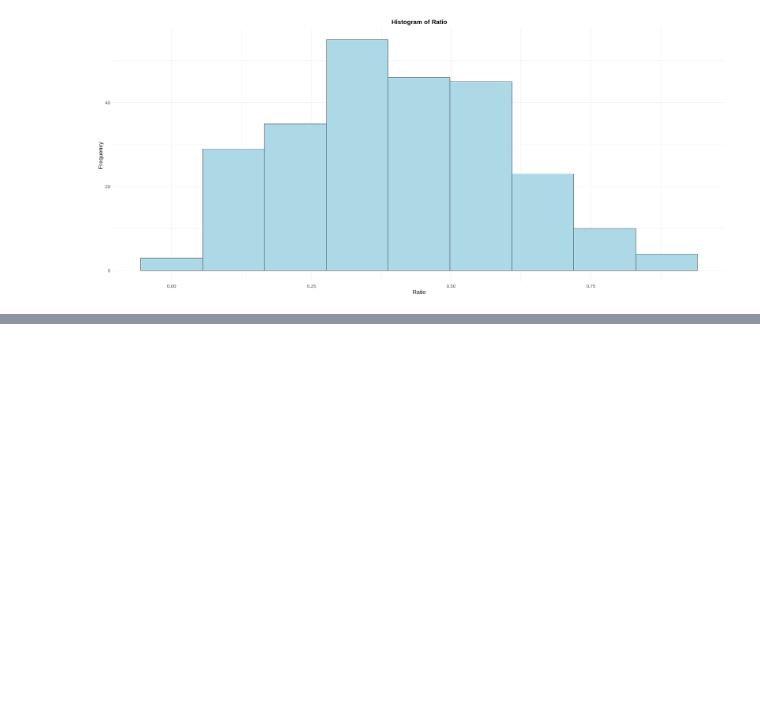
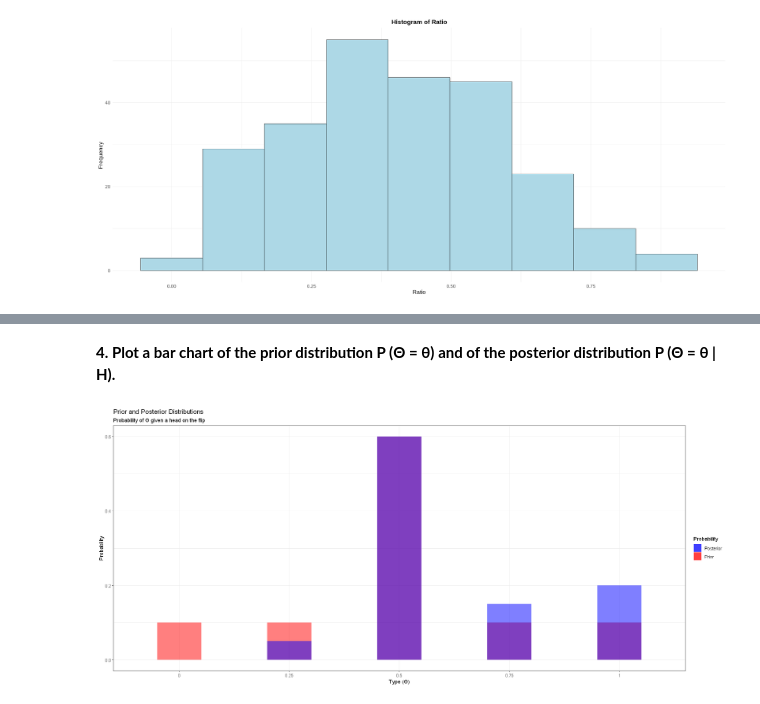
Before and after one commit to Pois0nous/Statistical_Project, a Jupyter notebook: Project.ipynb, the cells around one changed output, grey strips where cells are left out. Saved outputs shown, nothing was run; the diff lists cells and outputs as text; code cells hidden in the pictures; blank space fills up the shorter version.

```diff
--- a/Project.ipynb
+++ b/Project.ipynb
@@ -188,0 +195,7 @@ ggplot(data = dataset1, aes(x = Ratio)) +
+# %%
+Type <- c(0, 0.25, 0.5, 0.75, 1)
+Probability <- c(0.1, 0.1, 0.6, 0.1, 0.1)
+
+headProbability <- sum(Probability * Type)
+
+print(paste("Probability of flipping a head: ", headProbability))
@@ -188,0 +210,4 @@ ggplot(data = dataset1, aes(x = Ratio)) +
+# %%
+result = 0.25 * Probability[which(Type == 0.25)] / headProbability
+
+print(paste("Probability of Θ = 0.25 given that the flip was a head: ", result))
@@ -188,0 +218,10 @@ ggplot(data = dataset1, aes(x = Ratio)) +
+# %%
+results <- list()  # create an empty list to store the results
+
+for (i in 1:length(Type)) {
+    x <- Type[i]
+    result <- x * Probability[which(Type == x)] / headProbability
+    results[[i]] <- result
+    names(results)[[i]] <- as.character(x)  # convert numeric value to character for naming
+    message(sprintf("Probability of Θ = %s given that the flip was a head:  %s", x, result))
+}
@@ -188,0 +238,19 @@ ggplot(data = dataset1, aes(x = Ratio)) +
+# %% [markdown]
+**4. Plot a bar chart of the prior distribution P (Θ = θ) and of the posterior distribution P (Θ = θ | H).**
+# %%
+# create a data frame for plotting
+df <- data.frame(Type = as.character(Type),
+                 Probability = Probability,
+                 Posterior_Prob = unlist(results))
+
+# plot using ggplot
+ggplot(df, aes(x = Type, y = Probability, fill = "Prior")) +
+  geom_bar(stat = "identity", alpha = 0.5, width = 0.4) +
+  geom_bar(aes(y = Posterior_Prob, fill = "Posterior"), stat = "identity", alpha = 0.5, width = 0.4) +
+  scale_fill_manual(name = "Probability", values = c("blue", "red")) +
+  labs(title = "Prior and Posterior Distributions",
+       subtitle = "Probability of Θ given a head on the flip",
+       x = "Type (Θ)", y = "Probability") +
+  theme_bw()
+# %% [output]
+[figure, added]
```
Also changed, not shown: parts of 12 cells of this notebook, 3 other files.
